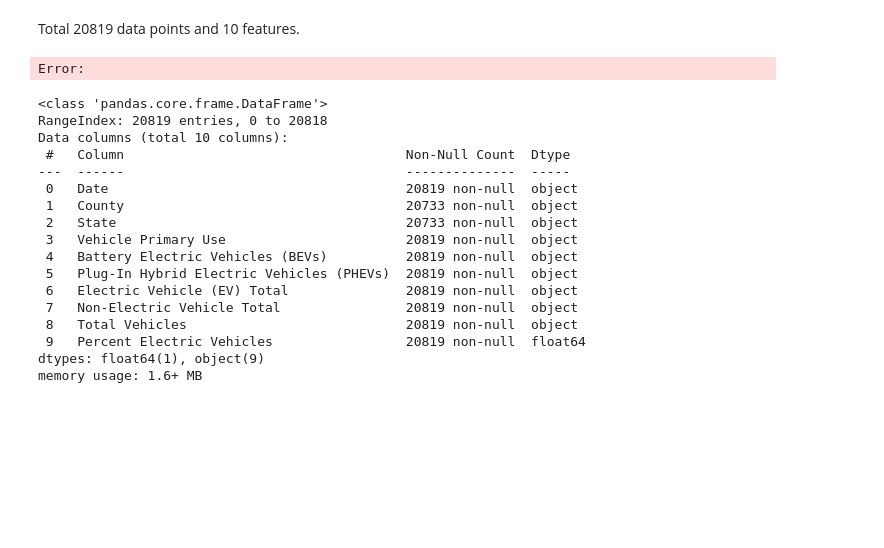
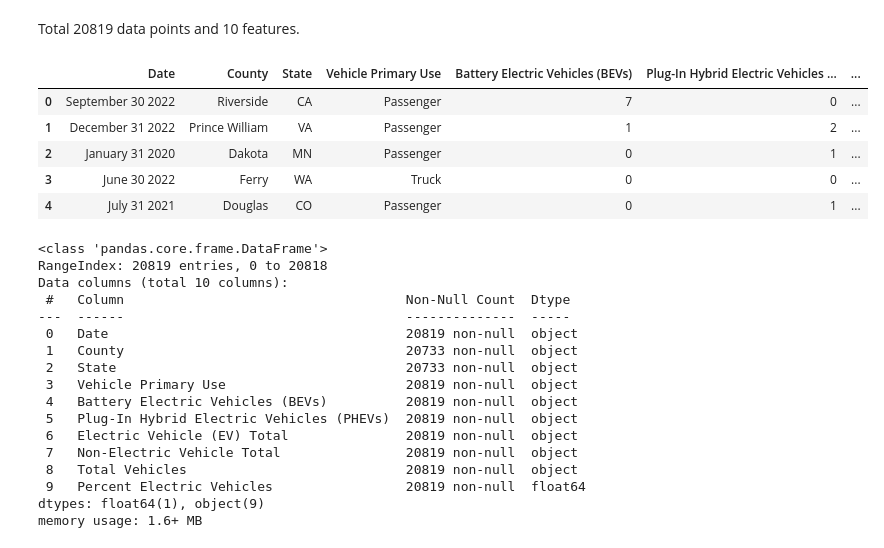
Before and after one commit to snehasonii/Electric-vehicle-charging-prediction-, a Jupyter notebook: EV_Adoption_Forecasting.ipynb, the cells around one changed output. Saved outputs shown, nothing was run; the diff lists cells and outputs as text; code cells hidden in the pictures; blank space fills up the shorter version.

```diff
--- a/EV_Adoption_Forecasting.ipynb
+++ b/EV_Adoption_Forecasting.ipynb
@@ -52,11 +50,16 @@ print("Dataset Shape:", df.shape)
 Dataset Shape: (20819, 10)
 # %% [markdown]
 Total 20819 data points and 10 features.
-# %%
-# no of rows and cols
-df.shape()
-# %% [output]
-Error:
+# %%
+# Preview the Dataset
+df.head()
+# %% [output]
+|  | Date | County | State | Vehicle Primary Use | Battery Electric Vehicles (BEVs) | Plug-In Hybrid Electric Vehicles ... | ... |
+| 0 | September 30 2022 | Riverside | CA | Passenger | 7 | 0 | ... |
+| 1 | December 31 2022 | Prince William | VA | Passenger | 1 | 2 | ... |
+| 2 | January 31 2020 | Dakota | MN | Passenger | 0 | 1 | ... |
+| 3 | June 30 2022 | Ferry | WA | Truck | 0 | 0 | ... |
+| 4 | July 31 2021 | Douglas | CO | Passenger | 0 | 1 | ... |
 # %%
 # Data Types and Missing Values
 df.info()
```
Also changed, not shown: parts of 2 cells of this notebook.
